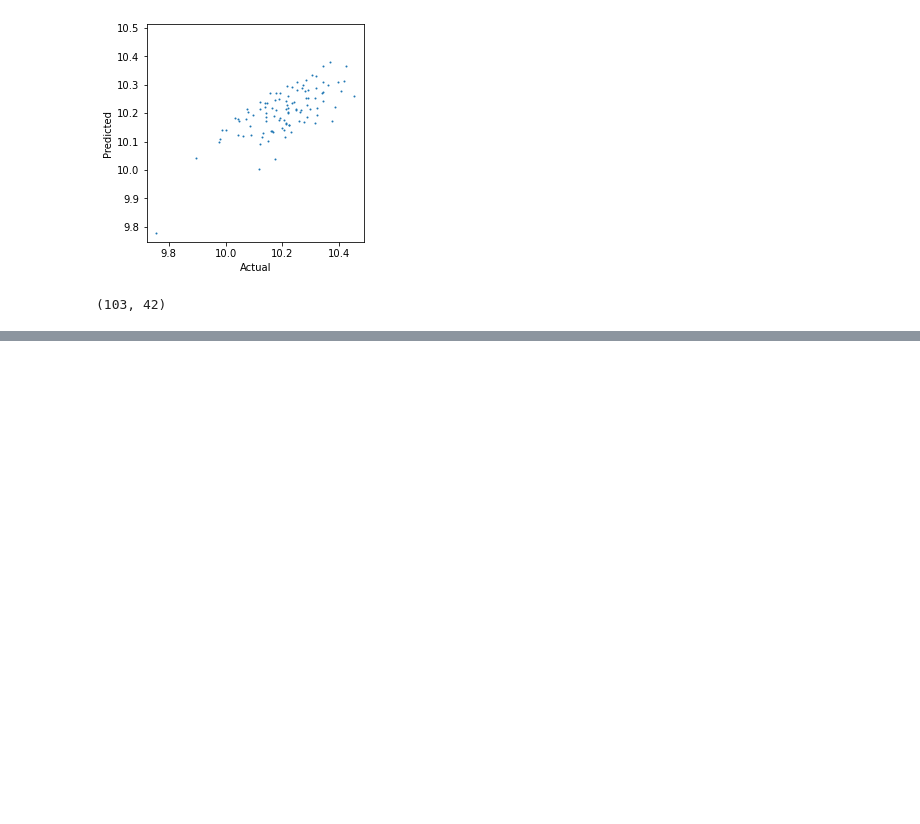
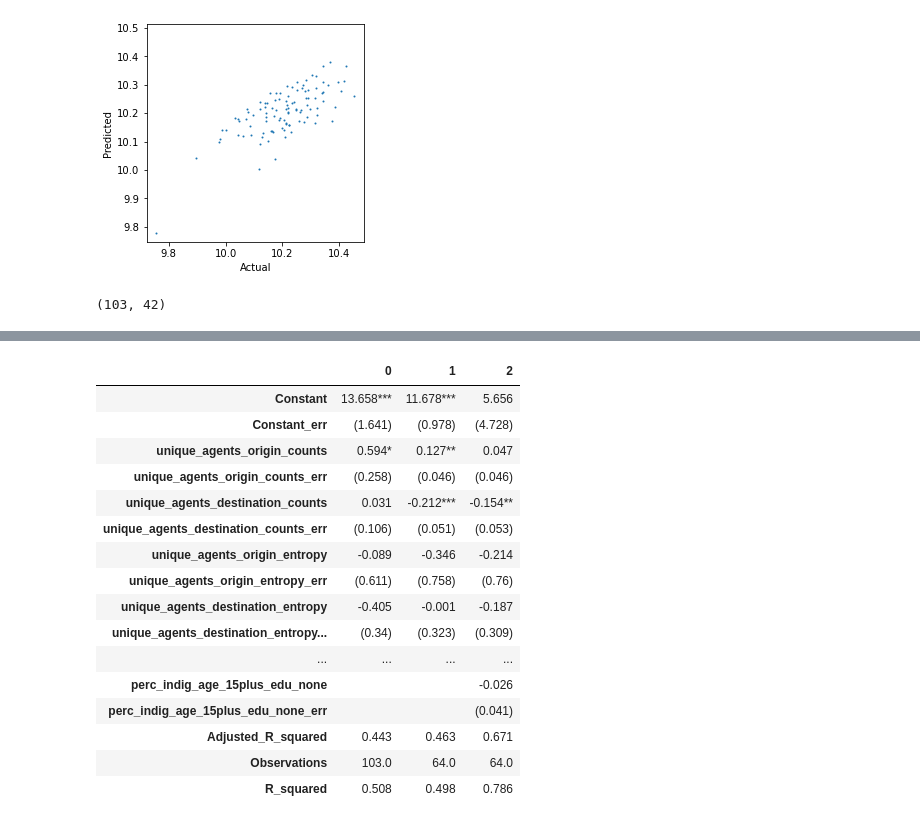
Before and after one commit to cjsyzwsh/South_Australia_Transport_Econ, a Jupyter notebook: notebooks/jason/4_models-degree.ipynb, the cells around one changed output, grey strips where cells are left out. Cells and saved outputs as stored; diff of their text form; code cells hidden in the pictures; blank space fills up the shorter version.

```diff
--- a/notebooks/jason/4_models-degree.ipynb
+++ b/notebooks/jason/4_models-degree.ipynb
@@ -1034,0 +976,19 @@ table1.T.head(100)
+# %%
+all_vars = ['Constant','unique_agents_origin_counts', 'unique_agents_destination_counts',
+            'unique_agents_origin_entropy', 'unique_agents_destination_entropy',
+            'sum_stay_duration_origin_counts', 'sum_stay_duration_destination_counts',
+            'sum_stay_duration_origin_entropy', 'sum_stay_duration_destination_entropy',
+            'total_stays_origin_counts', 'total_stays_destination_counts',
+            'total_stays_origin_entropy', 'total_stays_destination_entropy', 'perc_indig_age_0_14',
+       ' perc_indig_hsld_equiv_inc_less_than_300', ' perc_indig_rent_oth_dwl',
+       ' perc_indig_no_vehicle_in_hsld', ' perc_indig_age_65_over',
+       ' perc_indig_rent_priv_dwl', ' perc_indig_rent_pub_dwl',
+       ' perc_indig_f', ' perc_indig_owned_outright_dwl',
+       ' perc_indig_age_35_64',
+       ' perc_indig_age_15plus_edu_degree_diploma_certificate',
+       ' perc_indig_hsld_equiv_inc_1000_1500',
+       ' perc_indig_1_or_more_vehicle_in_hsld',
+       ' perc_indig_hsld_equiv_inc_above_1500',
+       ' perc_indig_hsld_equiv_inc_300_1000', ' perc_indig_m',
+       ' perc_indig_age_15_34', ' perc_indig_age_15plus_edu_none']
+models = [("All",X,res)]
@@ -1034,0 +997,3 @@ table1.T.head(100)
+# %%
+pd.options.display.max_rows = 999
+table3.T.head(300)
@@ -1072,0 +1164,22 @@ node_df.shape
+# %%
+table3 = latex_table(all_vars,models)
+# %%
+table3.T
+# %% [output]
+|  | 0 | 1 | 2 |
+| Constant | 13.658*** | 11.678*** | 5.656 |
+| Constant_err | (1.641) | (0.978) | (4.728) |
+| unique_agents_origin_counts | 0.594* | 0.127** | 0.047 |
+| unique_agents_origin_counts_err | (0.258) | (0.046) | (0.046) |
+| unique_agents_destination_counts | 0.031 | -0.212*** | -0.154** |
+| unique_agents_destination_counts_err | (0.106) | (0.051) | (0.053) |
+| unique_agents_origin_entropy | -0.089 | -0.346 | -0.214 |
+| unique_agents_origin_entropy_err | (0.611) | (0.758) | (0.76) |
+| unique_agents_destination_entropy | -0.405 | -0.001 | -0.187 |
+| unique_agents_destination_entropy... | (0.34) | (0.323) | (0.309) |
+| ... | ... | ... | ... |
+| perc_indig_age_15plus_edu_none |  |  | -0.026 |
+| perc_indig_age_15plus_edu_none_err |  |  | (0.041) |
+| Adjusted_R_squared | 0.443 | 0.463 | 0.671 |
+| Observations | 103.0 | 64.0 | 64.0 |
+| R_squared | 0.508 | 0.498 | 0.786 |
```
Also changed, not shown: parts of 16 cells of this notebook, 3 other files.
